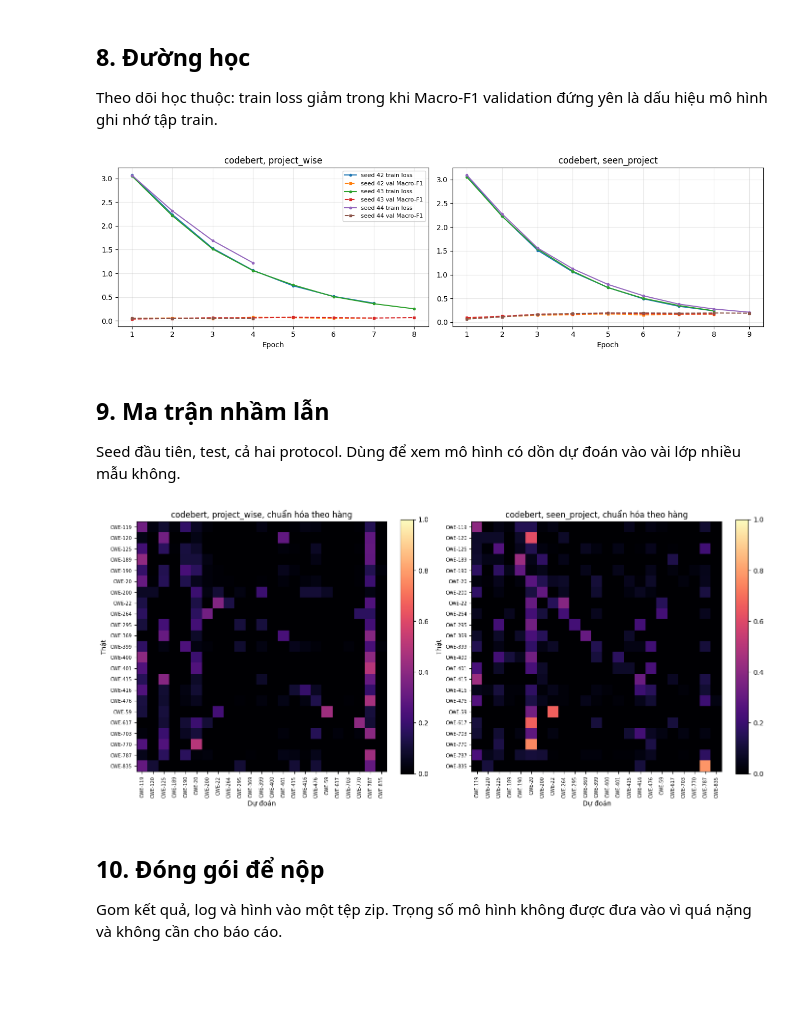
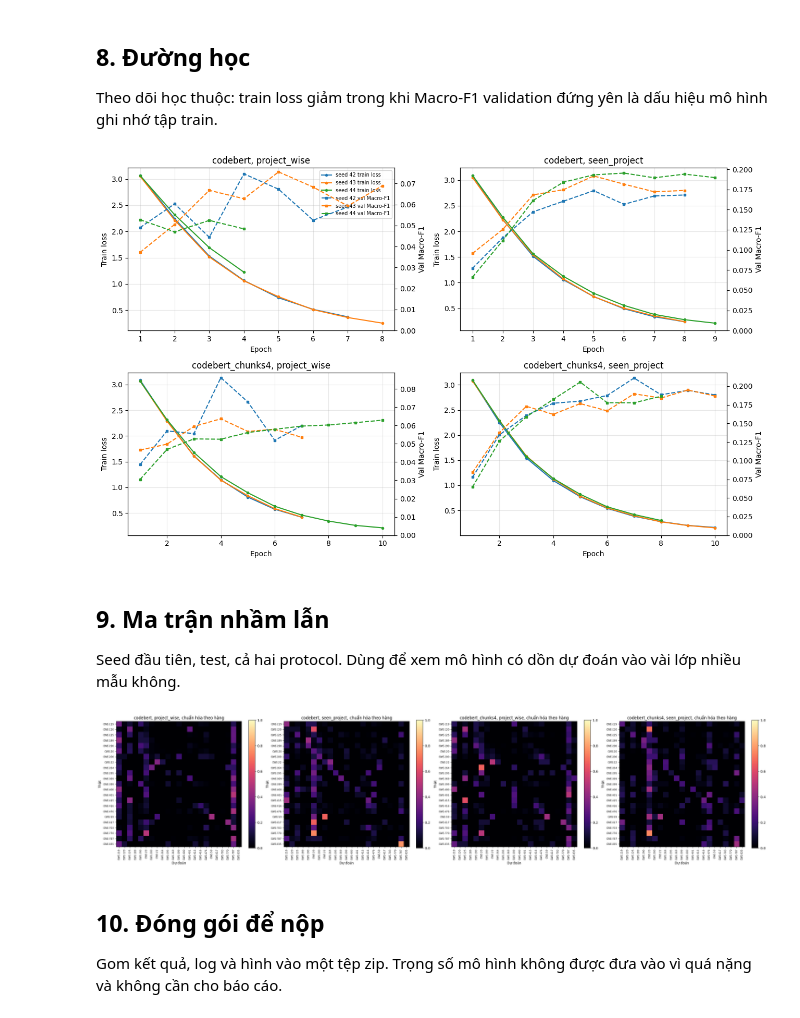
Before and after one commit to meo225/software-bug-detection-using-graphs, a Jupyter notebook: reports/graph/4_5_text_baseline_run.ipynb, the cells around one changed output. Cells and saved outputs as stored; diff of their text form; code cells hidden in the pictures; blank space fills up the shorter version.

```diff
--- a/reports/graph/4_5_text_baseline_run.ipynb
+++ b/reports/graph/4_5_text_baseline_run.ipynb
@@ -277,10 +302,12 @@ if RUN_EXPERIMENTS:
             raise FileNotFoundError(f"Không thấy results.csv nào trong {root}")
         return pd.concat(frames, ignore_index=True)
 
-    runs = read_runs(READ_ROOT, MODELS_RUN)
-    summary = (runs.pivot_table(index="run", columns=["split", "protocol"],
-                                values="macro_f1", aggfunc=["mean", "std"])
+    runs = read_runs(READ_ROOT, RUN_NAMES)
+    # ddof=0 cho khớp với mọi bảng khác của đồ án; mặc định của pandas là ddof=1.
+    summary = (runs.pivot_table(index="run", columns=["split", "protocol"], values="macro_f1",
+                                aggfunc=["mean", lambda s: s.std(ddof=0)])
                .round(4))
+    summary.columns = summary.columns.set_levels(["mean", "std"], level=0)
     display(summary)
 
     per_seed = (runs[runs.split == "test"]
@@ -395,7 +428,7 @@ if RUN_EXPERIMENTS:
                 frames.append(frame)
         return pd.concat(frames, ignore_index=True)
 
-    per_class = read_per_class(READ_ROOT, MODELS_RUN)
+    per_class = read_per_class(READ_ROOT, RUN_NAMES)
     focus = per_class[(per_class.split == "test") & (per_class.protocol == "project_wise")]
     by_cwe = focus.groupby(["run", "cwe"]).agg(f1=("f1", "mean"), support=("support", "max")).reset_index()
     support = by_cwe.groupby("cwe").support.max()
@@ -417,17 +450,17 @@ if RUN_EXPERIMENTS:
 
     order = support.sort_values(ascending=False).index.tolist()
     fig, axis = plt.subplots(figsize=(14, 5))
-    width = 0.8 / max(len(MODELS_RUN), 1)
+    width = 0.8 / max(len(RUN_NAMES), 1)
     positions = np.arange(len(order))
-    for index, name in enumerate(MODELS_RUN):
+    for index, name in enumerate(RUN_NAMES):
         values = by_cwe[by_cwe.run == name].set_index("cwe").reindex(order).f1.fillna(0)
         axis.bar(positions + index * width, values, width, label=f"{name} (4.5)")
-    axis.set_xticks(positions + width * (len(MODELS_RUN) - 1) / 2)
+    axis.set_xticks(positions + width * (len(RUN_NAMES) - 1) / 2)
     axis.set_xticklabels(order, rotation=90)
     axis.set_ylabel("F1 theo CWE, trung bình 3 seed")
     axis.set_title("F1 theo CWE trên test project_wise, sắp theo số mẫu giảm dần")
     twin = axis.twinx()
-    twin.plot(positions + width * (len(MODELS_RUN) - 1) / 2, support.reindex(order).values,
+    twin.plot(positions + width * (len(RUN_NAMES) - 1) / 2, support.reindex(order).values,
               color="black", marker="o", markersize=3, linewidth=1)
     twin.set_ylabel("Số mẫu test")
     axis.legend(loc="upper right")
@@ -455,40 +491,50 @@ Theo dõi học thuộc: train loss giảm trong khi Macro-F1 validation đứng
 # %%
 if RUN_EXPERIMENTS:
     import matplotlib.pyplot as plt
     import pandas as pd
 
     histories = []
-    for name in MODELS_RUN:
+    for name in RUN_NAMES:
         path = Path(READ_ROOT) / name / "training_history.json"
         if not path.is_file():
             continue
         for entry in json.loads(path.read_text(encoding="utf-8")):
             protocol, model_name, seed = entry["tag"].split("|")
             for step in entry["history"]:
                 histories.append({"run": name, "protocol": protocol, "seed": int(seed), **step})
     history = pd.DataFrame(histories)
 
-    fig, axes = plt.subplots(len(MODELS_RUN), 2, figsize=(13, 4 * len(MODELS_RUN)), squeeze=False)
-    for row, name in enumerate(MODELS_RUN):
+    fig, axes = plt.subplots(len(RUN_NAMES), 2, figsize=(13, 4 * len(RUN_NAMES)), squeeze=False)
+    for row, name in enumerate(RUN_NAMES):
         for column, protocol in enumerate(("project_wise", "seen_project")):
             axis = axes[row][column]
             part = history[(history.run == name) & (history.protocol == protocol)]
+            # Trục kép: train loss khoảng 0 đến 3, Macro-F1 khoảng 0 đến 0,2. Chung một
+            # trục thì đường Macro-F1 bẹt sát đáy và không đọc được.
+            twin = axis.twinx()
             for seed, group in part.groupby("seed"):
-                axis.plot(group.epoch, group.train_loss, marker="o", markersize=3,
-                          label=f"seed {seed} train loss")
-                axis.plot(group.epoch, group.val_macro_f1, marker="s", markersize=3,
-                          linestyle="--", label=f"seed {seed} val Macro-F1")
+                line, = axis.plot(group.epoch, group.train_loss, marker="o", markersize=3,
+                                  label=f"seed {seed} train loss")
+                twin.plot(group.epoch, group.val_macro_f1, marker="s", markersize=3,
+                          linestyle="--", color=line.get_color(),
+                          label=f"seed {seed} val Macro-F1")
             axis.set_title(f"{name}, {protocol}")
             axis.set_xlabel("Epoch")
+            axis.set_ylabel("Train loss")
+            twin.set_ylabel("Val Macro-F1")
+            twin.set_ylim(bottom=0)
             axis.grid(alpha=0.3)
             if row == 0 and column == 0:
-                axis.legend(fontsize=8)
+                handles = axis.get_legend_handles_labels()
+                twin_handles = twin.get_legend_handles_labels()
+                axis.legend(handles[0] + twin_handles[0], handles[1] + twin_handles[1],
+                            fontsize=7, loc="upper right")
     fig.tight_layout()
     fig.savefig(FIG_DIR / "learning_curves.png", dpi=150, bbox_inches="tight")
     plt.show()
     history.to_csv(FIG_DIR / "learning_curves.csv", index=False)
 # %% [output]
-[figure, old version]
+[figure, new version]
 # %% [markdown]
 ## 9. Ma trận nhầm lẫn
 
@@ -502,7 +548,7 @@ if RUN_EXPERIMENTS:
 
     labels = labels_from_mapping(load_cwe_mapping(REPO_DIR / "configs" / "graph" / "schema_spec.yaml"))
     panels = []
-    for name in MODELS_RUN:
+    for name in RUN_NAMES:
         path = Path(READ_ROOT) / name / "confusion_matrices.json"
         if not path.is_file():
             continue
@@ -529,7 +575,7 @@ if RUN_EXPERIMENTS:
         fig.savefig(FIG_DIR / "confusion_matrices.png", dpi=150, bbox_inches="tight")
         plt.show()
 # %% [output]
-[figure, old version]
+[figure, new version]
 # %% [markdown]
 ## 10. Đóng gói để nộp
 
```
Also changed, not shown: parts of 8 cells of this notebook, 16 other files.
